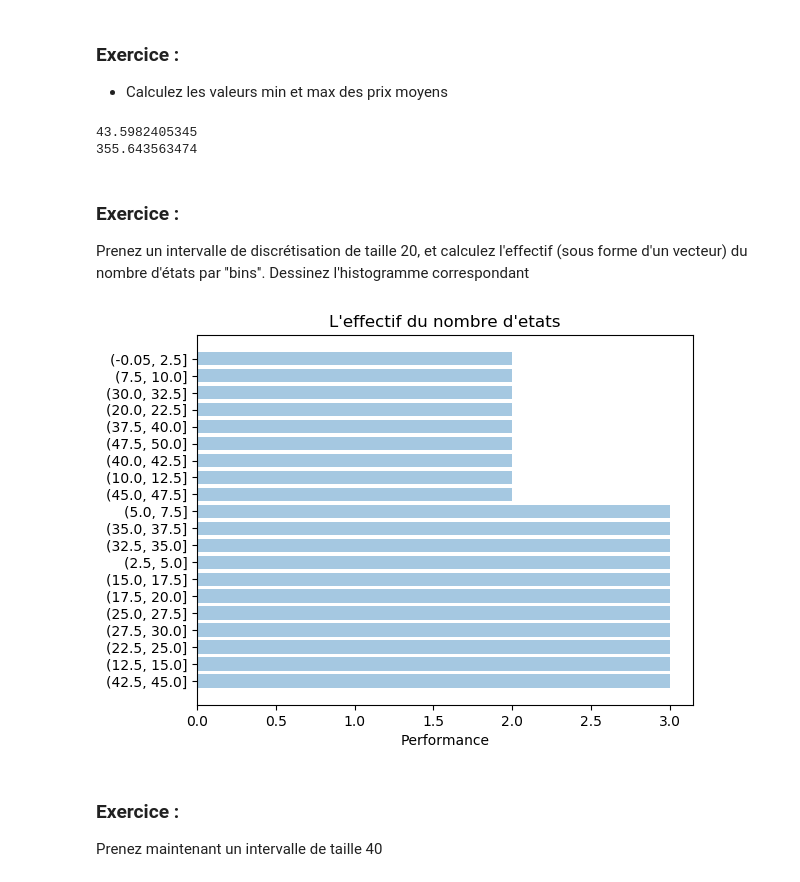
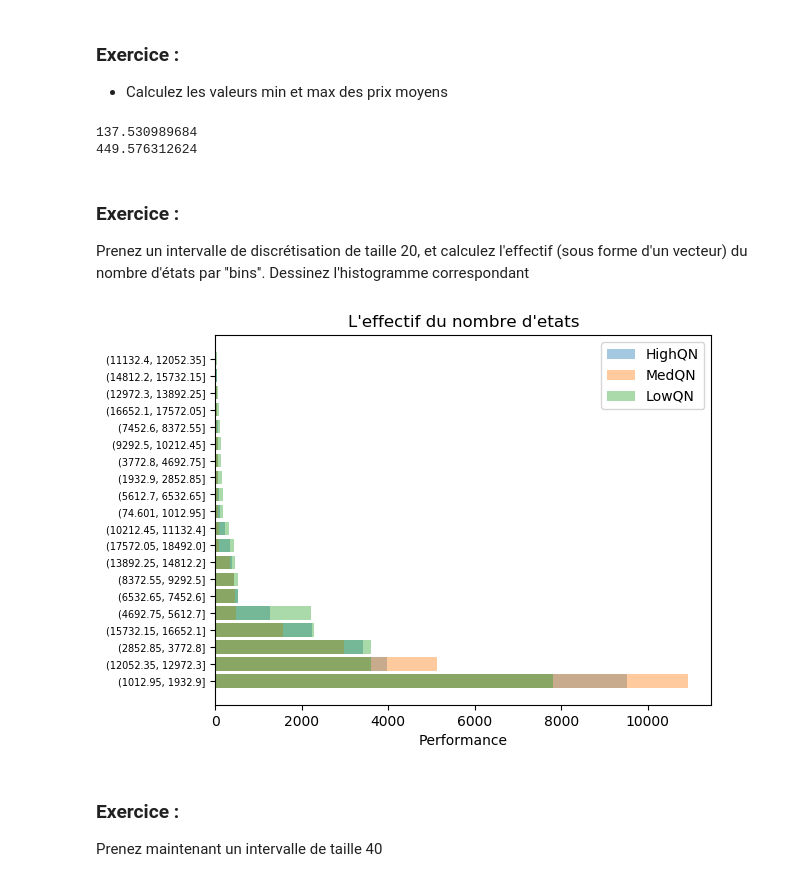
Before and after one commit to menglingshu/PythonExercice, a Jupyter notebook: TME1_LingshuMENG.ipynb, the cells around one changed output. Saved outputs shown, nothing was run; the diff lists cells and outputs as text; code cells hidden in the pictures.

```diff
--- a/TME1_LingshuMENG.ipynb
+++ b/TME1_LingshuMENG.ipynb
@@ -163,7 +163,7 @@ La moyenne (qualité moyenne) est : 203.747847
 ### Exercice:
 Remplacez le NAN de la colonne LowQ à l'aide de la fonction décrite ici: http://pandas.pydata.org/pandas-docs/version/0.17.1/generated/pandas.DataFrame.fillna.html. Nous souhaitons plus particulièrement utiliser la méthode ''fill'' après avoir trié par état et par date : prices_pd.sort(columns=['State', 'date'], inplace=True). Expliquez ce que cela fait exactement
 # %%
-prices_pd.fillna(0, inplace = True)
+prices_pd.fillna(value = moyenne_fon('LowQ', prices_pd), inplace = True)
 
 # La méthode fillna() pouvoir remplacer les données NA/NAN et retourner le résultat après les remplacer
 # "inplace = True" c'est-à-dire changer les données dans la dataFrame original
@@ -231,41 +231,53 @@ prix_moyens=prix_moyens.values.ravel()
 print (prix_moyens.min())
 print (prix_moyens.max())
 # %% [output]
-43.5982405345
-355.643563474
+137.530989684
+449.576312624
 # %% [markdown]
 ### Exercice :
 Prenez un intervalle de discrétisation de taille 20, et calculez l'effectif (sous forme d'un vecteur) du nombre d'états par ''bins''. Dessinez l'histogramme correspondant
 # %%
 import matplotlib.pyplot as plt
 plt.rcdefaults()
 import numpy as np
 import matplotlib.pyplot as plt
 
-cats = pd.Series(pd.cut(demography_pd['region'].index, 20))
-cats_intervalle = set(pd.Series(pd.cut(demography_pd['region'].index, 20)))
+cats1 = pd.Series(pd.cut(prices_pd['HighQN'], 20))
+cats2 = pd.Series(pd.cut(prices_pd['MedQN'], 20))
+cats3 = pd.Series(pd.cut(prices_pd['LowQN'], 20))
+
+cats_intervalle1 = set(cats1)
+cats_intervalle2 = set(cats2)
+cats_intervalle3 = set(cats3)
 #print(cats_intervalle)
-y_pos = np.arange(len(cats_intervalle))
-#print(y_pos)
 
-#print(pd.value_counts(cats))
-count_value = np.ndarray.tolist(pd.value_counts(cats).values)
+y_pos1 = np.arange(len(cats_intervalle1))
+
+#print(pd.value_counts(cats1))
+count_value1 = np.ndarray.tolist(pd.value_counts(cats1).values)
+
+count_value2 = np.ndarray.tolist(pd.value_counts(cats2).values)
+
+count_value3 = np.ndarray.tolist(pd.value_counts(cats3).values)
 #print(count_value)
 
-plt.barh(y_pos, count_value, align='center', alpha=0.4)
+plt.barh(y_pos1, count_value1, align='center', alpha=0.4, label = 'HighQN')
+plt.barh(y_pos1, count_value2, align='center', alpha=0.4, label = 'MedQN')
+plt.barh(y_pos1, count_value3, align='center', alpha=0.4, label = 'LowQN')
 
 # ticks
-plt.yticks(y_pos, cats_intervalle)
-
+plt.yticks(y_pos1, cats_intervalle1, fontsize = 7)
 # label
 plt.xlabel('Performance')
+#legend
+plt.legend(labels = ['HighQN', 'MedQN', 'LowQN'], loc = 'best')
 
 # Title
 plt.title('L\'effectif du nombre d\'etats')
 
 plt.show()
 # %% [output]
-[figure, old version]
+[figure, new version]
 # %% [markdown]
 ### Exercice :
 Prenez maintenant un intervalle de taille 40
```
Also changed, not shown: parts of 15 cells of this notebook.
